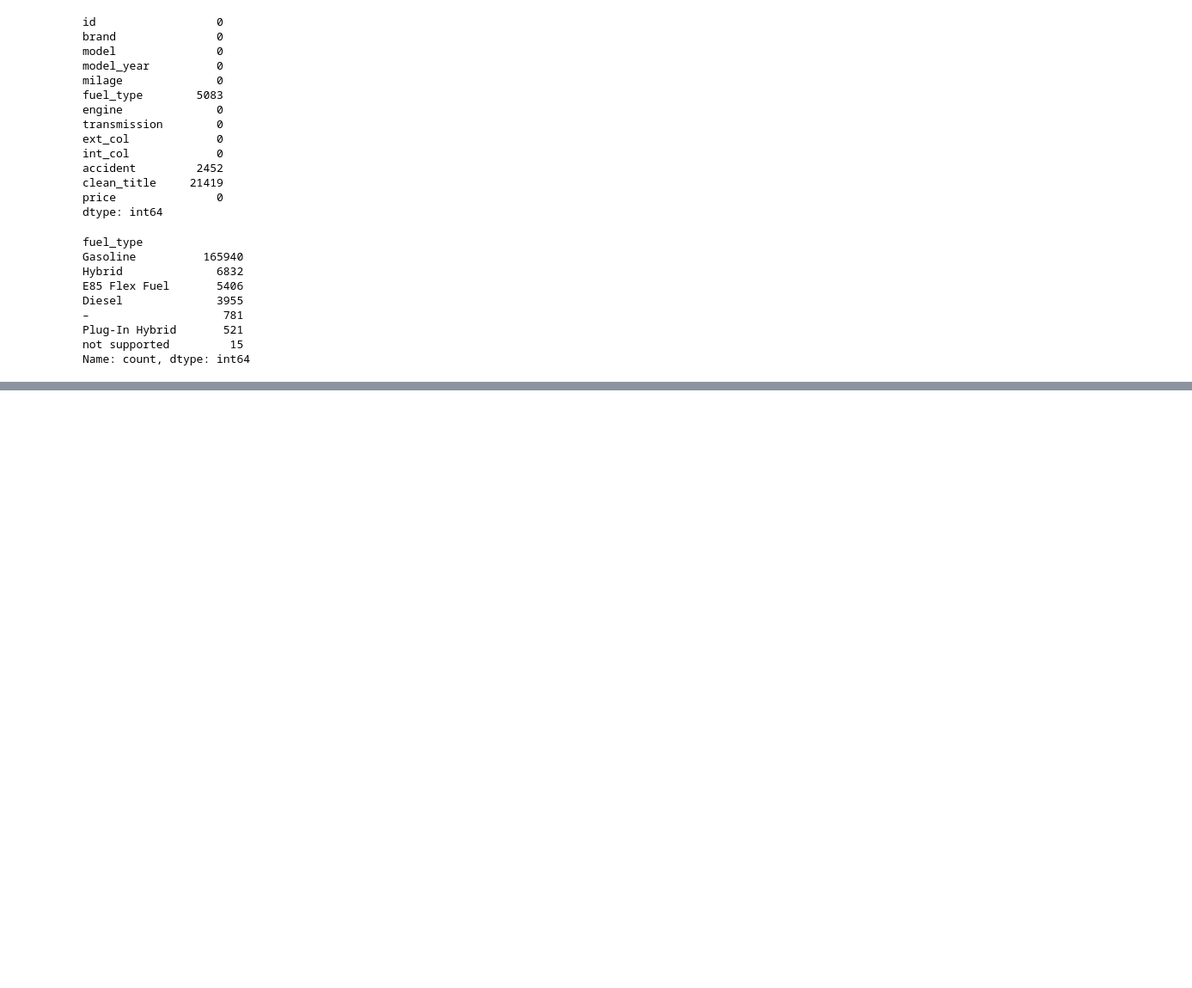
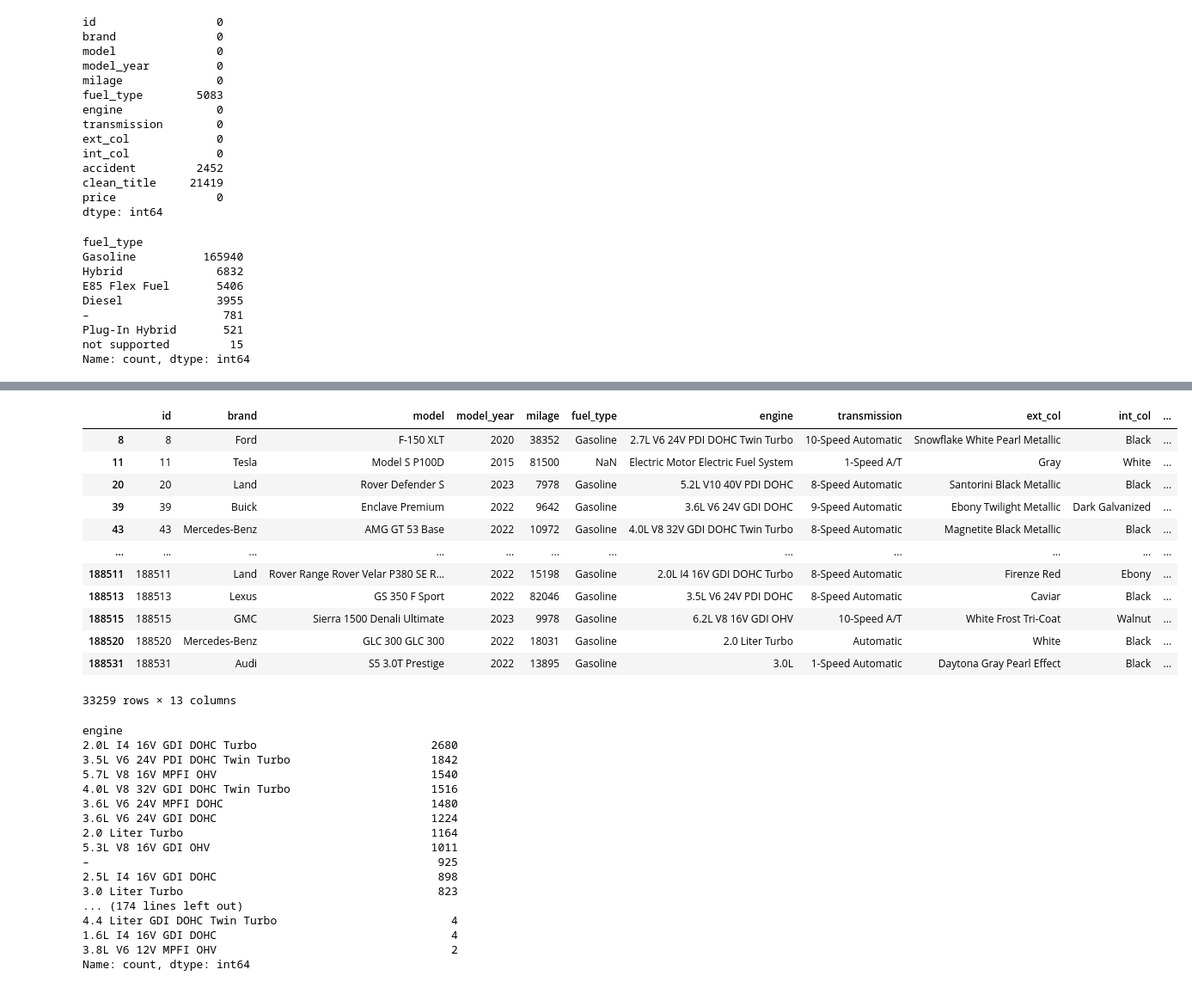
Before and after one commit to kevinwchen/kaggle-used-car-prices, a Jupyter notebook: main.ipynb, the cells around one changed output, grey strips where cells are left out. Shown: that part at 86% size. Saved outputs shown, nothing was run; the diff lists cells and outputs as text; code cells hidden in the pictures; blank space fills up the shorter version.

```diff
--- a/main.ipynb
+++ b/main.ipynb
@@ -20,8 +20,8 @@ if not os.path.exists(data_dir):
         zip_ref.extractall(data_dir)
     os.remove(zip)
 # %%
-data_train = pd.read_csv(os.path.join("data", "train.csv"))
-data_test = pd.read_csv(os.path.join("data", "test.csv"))
+train_data = pd.read_csv(os.path.join("data", "train.csv"))
+test_data = pd.read_csv(os.path.join("data", "test.csv"))
 sample_submission = pd.read_csv(os.path.join("data", "sample_submission.csv"))
 # %% [markdown]
 # Exploratory Data Analysis
@@ -166,0 +292,37 @@ Name: count, dtype: int64
+# %%
+filter_string = "HP"
+filtered_train_data = train_data[~train_data['engine'].str.contains(filter_string, case=False, na=False)]
+display(filtered_train_data)
+with pd.option_context('display.max_rows', None, 'display.max_columns', None):
+    print(filtered_train_data["engine"].value_counts())
+# %% [output]
+|  | id | brand | model | model_year | milage | fuel_type | engine | transmission | ext_col | int_col | ... |
+| 8 | 8 | Ford | F-150 XLT | 2020 | 38352 | Gasoline | 2.7L V6 24V PDI DOHC Twin Turbo | 10-Speed Automatic | Snowflake White Pearl Metallic | Black | ... |
+| 11 | 11 | Tesla | Model S P100D | 2015 | 81500 | NaN | Electric Motor Electric Fuel System | 1-Speed A/T | Gray | White | ... |
+| 20 | 20 | Land | Rover Defender S | 2023 | 7978 | Gasoline | 5.2L V10 40V PDI DOHC | 8-Speed Automatic | Santorini Black Metallic | Black | ... |
+| 39 | 39 | Buick | Enclave Premium | 2022 | 9642 | Gasoline | 3.6L V6 24V GDI DOHC | 9-Speed Automatic | Ebony Twilight Metallic | Dark Galvanized | ... |
+| 43 | 43 | Mercedes-Benz | AMG GT 53 Base | 2022 | 10972 | Gasoline | 4.0L V8 32V GDI DOHC Twin Turbo | 8-Speed Automatic | Magnetite Black Metallic | Black | ... |
+| ... | ... | ... | ... | ... | ... | ... | ... | ... | ... | ... | ... |
+| 188511 | 188511 | Land | Rover Range Rover Velar P380 SE R... | 2022 | 15198 | Gasoline | 2.0L I4 16V GDI DOHC Turbo | 8-Speed Automatic | Firenze Red | Ebony | ... |
+| 188513 | 188513 | Lexus | GS 350 F Sport | 2022 | 82046 | Gasoline | 3.5L V6 24V PDI DOHC | 8-Speed Automatic | Caviar | Black | ... |
+| 188515 | 188515 | GMC | Sierra 1500 Denali Ultimate | 2023 | 9978 | Gasoline | 6.2L V8 16V GDI OHV | 10-Speed A/T | White Frost Tri-Coat | Walnut | ... |
+| 188520 | 188520 | Mercedes-Benz | GLC 300 GLC 300 | 2022 | 18031 | Gasoline | 2.0 Liter Turbo | Automatic | White | Black | ... |
+| 188531 | 188531 | Audi | S5 3.0T Prestige | 2022 | 13895 | Gasoline | 3.0L | 1-Speed Automatic | Daytona Gray Pearl Effect | Black | ... |
+33259 rows × 13 columns
+engine
+2.0L I4 16V GDI DOHC Turbo                          2680
+3.5L V6 24V PDI DOHC Twin Turbo                     1842
+5.7L V8 16V MPFI OHV                                1540
+4.0L V8 32V GDI DOHC Twin Turbo                     1516
+3.6L V6 24V MPFI DOHC                               1480
+3.6L V6 24V GDI DOHC                                1224
+2.0 Liter Turbo                                     1164
+5.3L V8 16V GDI OHV                                 1011
+–                                                    925
+2.5L I4 16V GDI DOHC                                 898
+3.0 Liter Turbo                                      823
+... (174 lines left out)
+4.4 Liter GDI DOHC Twin Turbo                          4
+1.6L I4 16V GDI DOHC                                   4
+3.8L V6 12V MPFI OHV                                   2
+Name: count, dtype: int64
```
Also changed, not shown: parts of 14 cells of this notebook.
